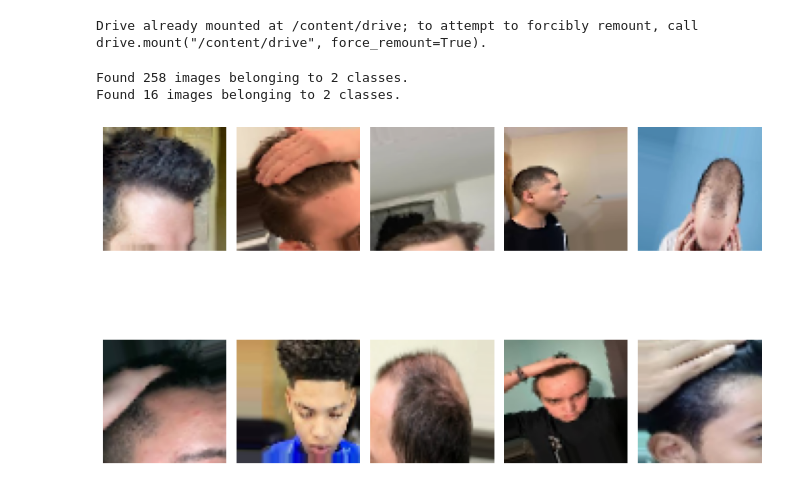
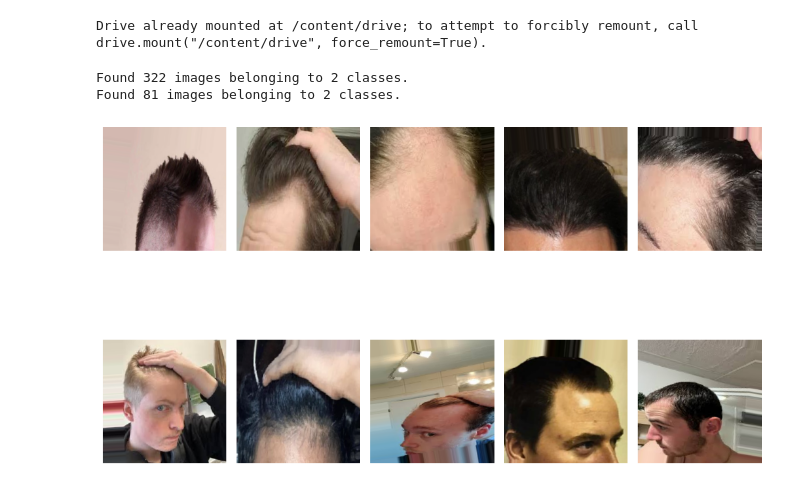
Before and after one commit to Veshek/HairlineClassification, a Jupyter notebook: Hairline_Classification.ipynb, the cells around one changed output. Drawn from its saved outputs; the diff is of its cells as text; code cells hidden in the pictures.

```diff
--- a/Hairline_Classification.ipynb
+++ b/Hairline_Classification.ipynb
@@ -48,7 +48,7 @@ import tensorflow as tf
 from tensorflow.keras.preprocessing.image import ImageDataGenerator
 # %%
 # Define image dimensions and batch size
-img_height, img_width = 64, 64  # Change this to the dimensions you want
+img_height, img_width = 256, 256  # Change this to the dimensions you want
 batch_size = 32
 
 # Create an instance of ImageDataGenerator for training data
@@ -59,58 +59,60 @@ train_datagen = ImageDataGenerator(
     height_shift_range=0.2,  # Data augmentation: Random vertical shifting
     shear_range=0.2,  # Data augmentation: Random shearing
     zoom_range=0.2,  # Data augmentation: Random zooming
-    # horizontal_flip=True,  # Data augmentation: Random horizontal flips
-    # fill_mode='nearest',  # Fill strategy for new pixels
-    validation_split=0.2  # Splitting data: 20% for validation
+    horizontal_flip=True,  # Data augmentation: Random horizontal flips
+    fill_mode='nearest'  # Fill strategy for new pixels
 )
 
 # Flow training images in batches from the directory
 train_generator = train_datagen.flow_from_directory(
-    '/content/drive/MyDrive/DataScienceProjects/HairlineClassificationProject/Data/Train',  # This is the source directory for training images
+    '/content/drive/MyDrive/DataScienceProjects/HairlineClassificationProject/Data/Train',
     target_size=(img_height, img_width),
     batch_size=batch_size,
-    class_mode='binary',  # Or 'categorical' if more than two classes
-    subset='training'  # Set as training data
+    class_mode='binary'  # Or 'categorical' if more than two classes
 )
 
-# Similarly setup validation generator if needed
-validation_generator = train_datagen.flow_from_directory(
+# Create a separate instance of ImageDataGenerator for validation data without augmentation
+validation_datagen = ImageDataGenerator(
+    rescale=1./255  # Normalize pixel values
+)
+
+# Setup validation generator
+validation_generator = validation_datagen.flow_from_directory(
     '/content/drive/MyDrive/DataScienceProjects/HairlineClassificationProject/Data/Val',
     target_size=(img_height, img_width),
     batch_size=batch_size,
-    class_mode='binary',  # Or 'categorical' if more than two classes
-    subset='validation'  # Set as validation data
+    class_mode='binary'  # Or 'categorical' if more than two classes
 )
 # %% [output]
-Found 258 images belonging to 2 classes.
-Found 16 images belonging to 2 classes.
+Found 322 images belonging to 2 classes.
+Found 81 images belonging to 2 classes.
 # %%
 import numpy as np
 import matplotlib.pyplot as plt
 from keras.preprocessing.image import array_to_img
 
 def save_and_display_augmented_images(generator, file_path, num_images=10):
     # Get a batch of images
     batch = next(generator)
     images = batch[0]  # batch[0] contains the image data
 
     # Plot the images
     plt.figure(figsize=(10, 10))
     for i in range(num_images):
         plt.subplot(num_images // 5 + 1, 5, i + 1)
         img = array_to_img(images[i])
         plt.imshow(img)
         plt.axis('off')
 
     # Save the plot as a PNG file
     plt.tight_layout()
     plt.savefig(file_path)
     plt.show()
 
 # Example usage
-save_and_display_augmented_images(train_generator, '/content/drive/MyDrive/augmented_images.png')
+save_and_display_augmented_images(train_generator, '/content/drive/MyDrive/DataScienceProjects/HairlineClassificationProject/augmented_images.png')
 # %% [output]
-[figure, old version]
+[figure, new version]
 # %%
 # Define model parameters
 input_shape = (img_height, img_width, 3)  # Adjust the third dimension based on your image channels
```
Also changed, not shown: parts of 4 cells of this notebook.
